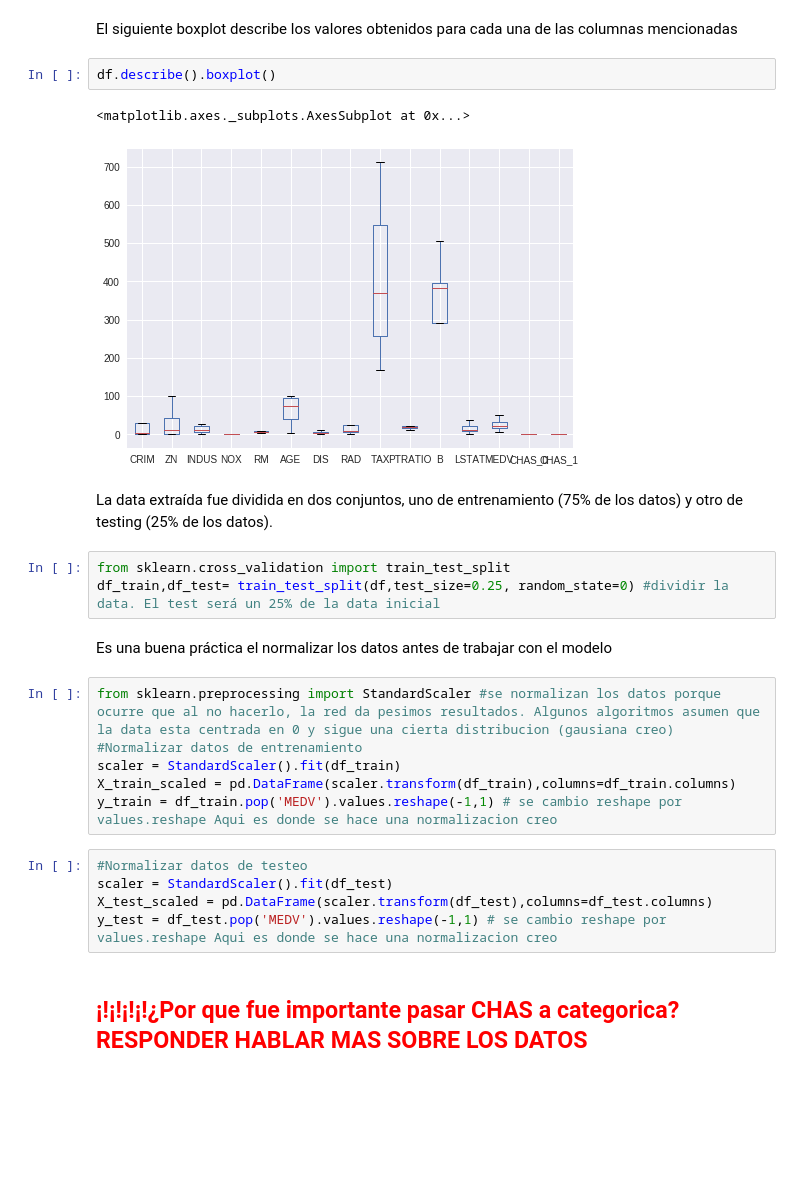
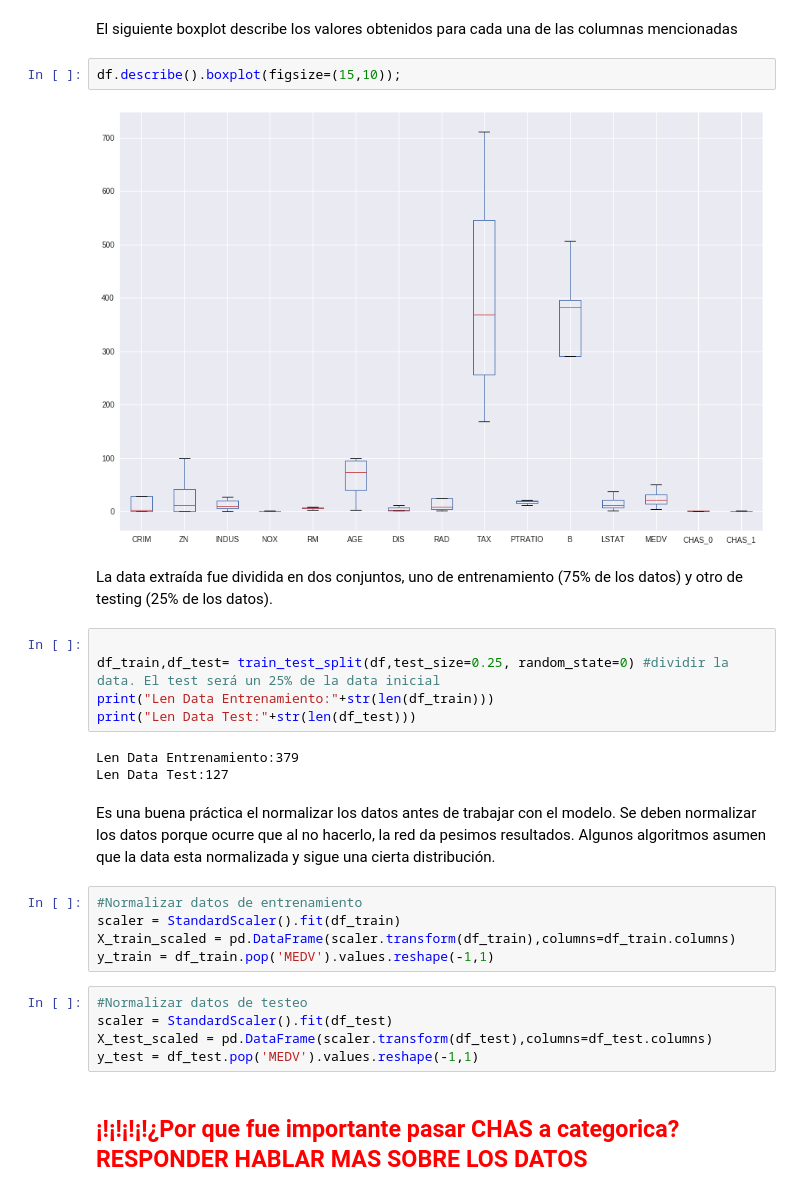
Before and after one commit to nachotp/Tarea1-INF395, a Jupyter notebook: Tarea_1.ipynb, the cells around one changed output. Drawn from its saved outputs; the diff is of its cells as text; blank space fills up the shorter version.

```diff
--- a/Tarea_1.ipynb
+++ b/Tarea_1.ipynb
@@ -110,28 +134,31 @@ El dataset **Housing** contiene 506 filas, cada una de ellas entrega la siguient
 # %% [markdown]
 El siguiente boxplot describe los valores obtenidos para cada una de las columnas mencionadas
 # %%
-df.describe().boxplot()
+df.describe().boxplot(figsize=(15,10));
 # %% [output]
-<matplotlib.axes._subplots.AxesSubplot at 0x...>
-[figure, old version]
+[figure, new version]
 # %% [markdown]
 La data extraída fue dividida en dos conjuntos, uno de entrenamiento (75% de los datos) y otro de testing (25% de los datos).
 # %%
-from sklearn.cross_validation import train_test_split
+
 df_train,df_test= train_test_split(df,test_size=0.25, random_state=0) #dividir la data. El test será un 25% de la data inicial
+print("Len Data Entrenamiento:"+str(len(df_train)))
+print("Len Data Test:"+str(len(df_test)))
+# %% [output]
+Len Data Entrenamiento:379
+Len Data Test:127
 # %% [markdown]
-Es una buena práctica el normalizar los datos antes de trabajar con el modelo
+Es una buena práctica el normalizar los datos antes de trabajar con el modelo. Se deben normalizar los datos porque ocurre que al no hacerlo, la red da pesimos resultados. Algunos algoritmos asumen que la data esta normalizada y sigue una cierta distribución.
 # %%
-from sklearn.preprocessing import StandardScaler #se normalizan los datos porque ocurre que al no hacerlo, la red da pesimos resultados. Algunos algoritmos asumen que la data esta centrada en 0 y sigue una cierta distribucion (gausiana creo)
 #Normalizar datos de entrenamiento
 scaler = StandardScaler().fit(df_train)
 X_train_scaled = pd.DataFrame(scaler.transform(df_train),columns=df_train.columns)
-y_train = df_train.pop('MEDV').values.reshape(-1,1) # se cambio reshape por values.reshape Aqui es donde se hace una normalizacion creo
+y_train = df_train.pop('MEDV').values.reshape(-1,1)
 # %%
 #Normalizar datos de testeo
 scaler = StandardScaler().fit(df_test)
 X_test_scaled = pd.DataFrame(scaler.transform(df_test),columns=df_test.columns)
-y_test = df_test.pop('MEDV').values.reshape(-1,1) # se cambio reshape por values.reshape Aqui es donde se hace una normalizacion creo
+y_test = df_test.pop('MEDV').values.reshape(-1,1)
 # %% [markdown]
 ## <font color='red'> ¡!¡!¡!¡!¿Por que fue importante pasar CHAS  a categorica? RESPONDER  HABLAR MAS SOBRE LOS DATOS</font>
 # %% [markdown]
```
Also changed, not shown: parts of 199 cells of this notebook.
